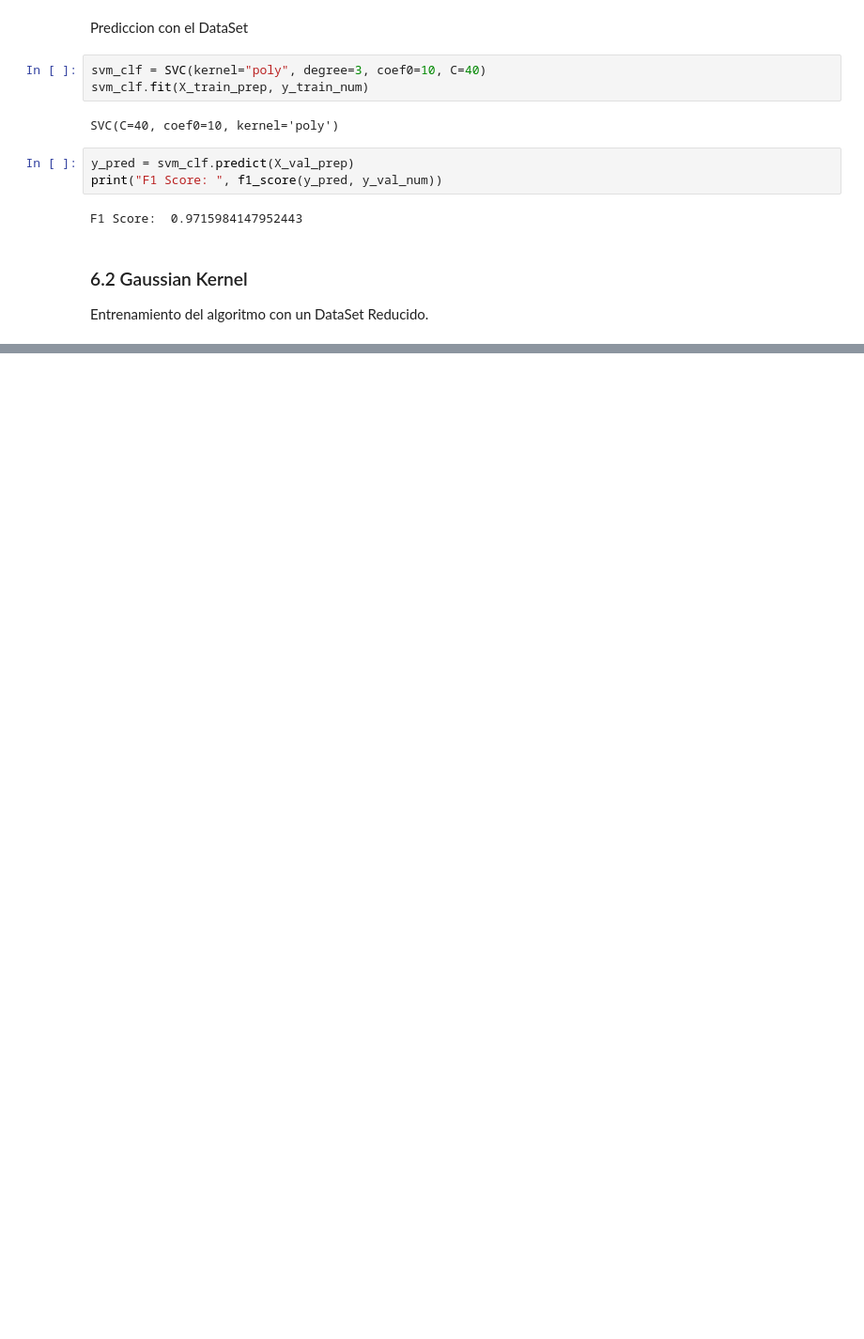
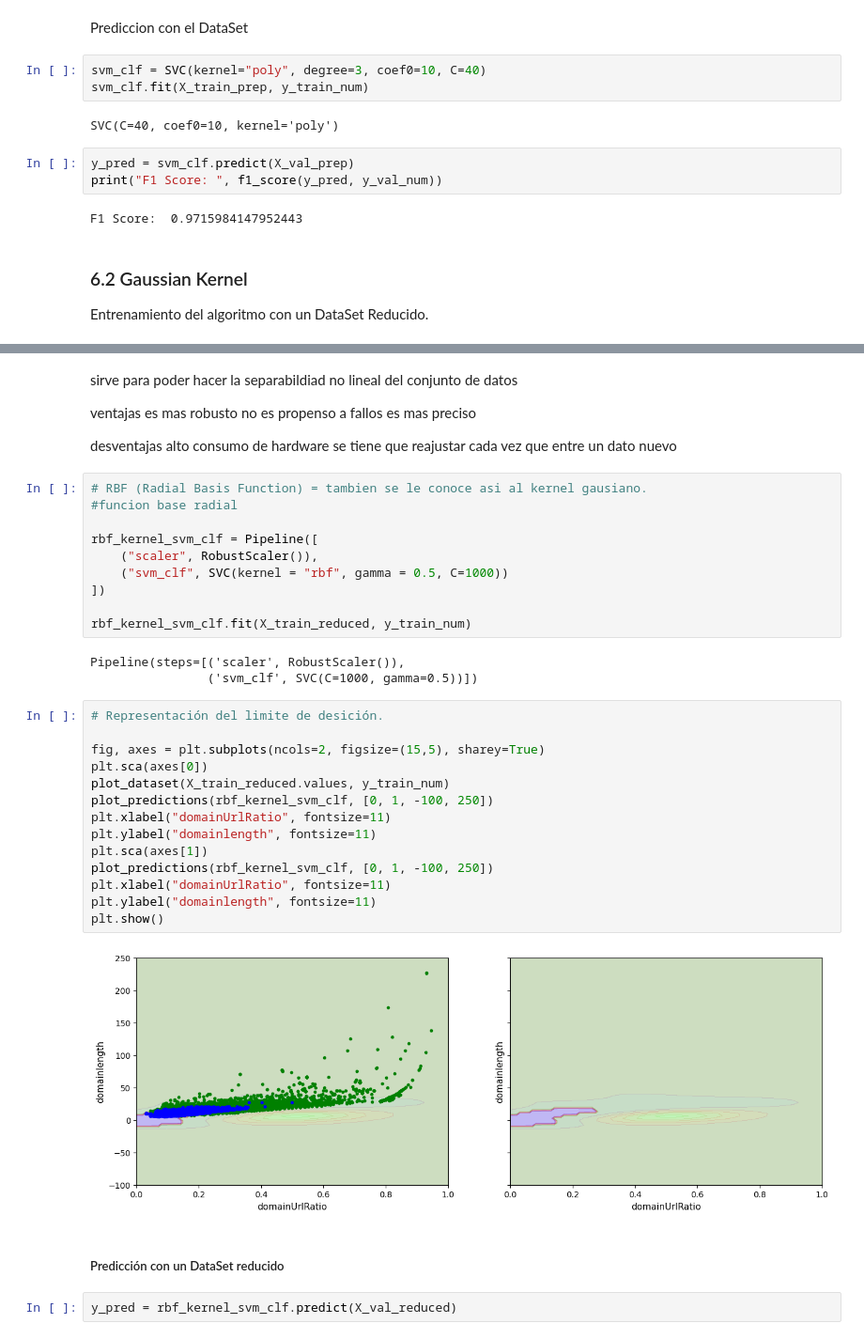
Before and after one commit to MarcoMendoza7/PLyF, a Jupyter notebook: Suport_Vector_Machine.ipynb, the cells around one changed output, grey strips where cells are left out. Shown at 94% size. Cells and saved outputs as stored; diff of their text form; blank space fills up the shorter version.

```diff
--- a/Suport_Vector_Machine.ipynb
+++ b/Suport_Vector_Machine.ipynb
@@ -462,0 +475,44 @@ Entrenamiento del algoritmo con un DataSet Reducido.
+# %% [markdown]
+sirve para poder hacer la separabildiad no lineal del conjunto de datos
+
+ventajas
+es mas robusto
+no es propenso a fallos
+es mas preciso
+
+desventajas
+alto consumo de hardware
+se tiene que reajustar cada vez que entre un dato nuevo
+# %%
+# RBF (Radial Basis Function) = tambien se le conoce asi al kernel gausiano.
+#funcion base radial
+
+rbf_kernel_svm_clf = Pipeline([
+    ("scaler", RobustScaler()),
+    ("svm_clf", SVC(kernel = "rbf", gamma = 0.5, C=1000))
+])
+
+rbf_kernel_svm_clf.fit(X_train_reduced, y_train_num)
+# %% [output]
+Pipeline(steps=[('scaler', RobustScaler()),
+                ('svm_clf', SVC(C=1000, gamma=0.5))])
+# %%
+# Representación del limite de desición.
+
+fig, axes = plt.subplots(ncols=2, figsize=(15,5), sharey=True)
+plt.sca(axes[0])
+plot_dataset(X_train_reduced.values, y_train_num)
+plot_predictions(rbf_kernel_svm_clf, [0, 1, -100, 250])
+plt.xlabel("domainUrlRatio", fontsize=11)
+plt.ylabel("domainlength", fontsize=11)
+plt.sca(axes[1])
+plot_predictions(rbf_kernel_svm_clf, [0, 1, -100, 250])
+plt.xlabel("domainUrlRatio", fontsize=11)
+plt.ylabel("domainlength", fontsize=11)
+plt.show()
+# %% [output]
+[figure, added]
+# %% [markdown]
+##### Predicción con un DataSet reducido
+# %%
+y_pred = rbf_kernel_svm_clf.predict(X_val_reduced)
```
Also changed, not shown: parts of 6 cells of this notebook.
